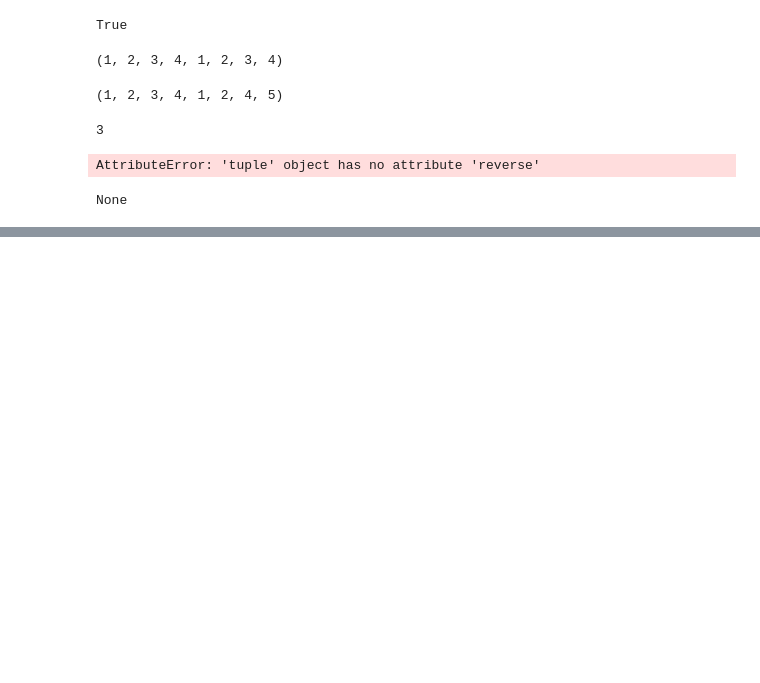
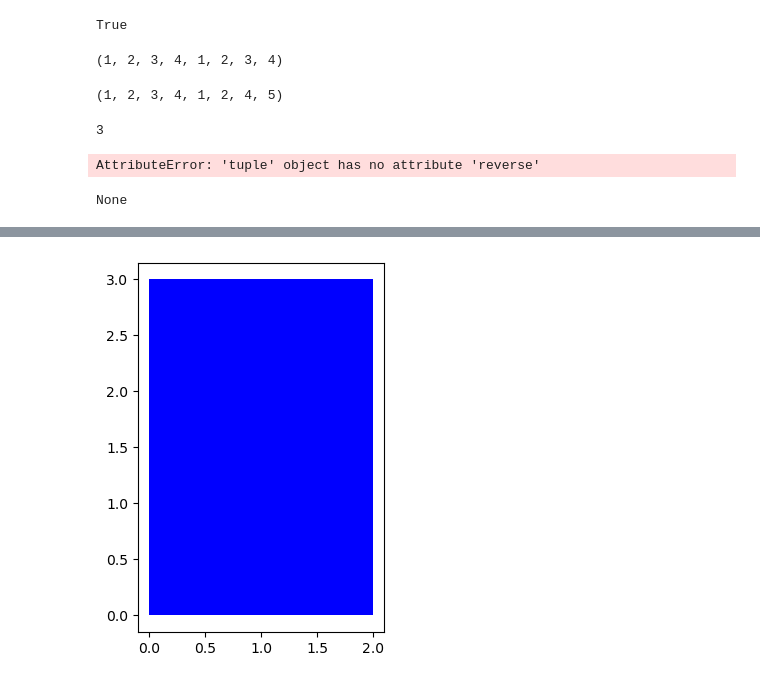
Before and after one commit to awaisalirajpot/IBM-Data-Science, a Jupyter notebook: M3 Python Programming Fundamentals.ipynb, the cells around one changed output, grey strips where cells are left out. Saved outputs shown, nothing was run; the diff lists cells and outputs as text; code cells hidden in the pictures; blank space fills up the shorter version.

```diff
--- a/M3 Python Programming Fundamentals.ipynb
+++ b/M3 Python Programming Fundamentals.ipynb
@@ -812,0 +858,20 @@ class Circle(object):
+# %%
+# Create a new Rectangle class for creating Rectangle
+class Rectangle (object):
+
+    #constructor
+    def __init__ (self, width = 2, hieght = 3, color = 'r'):
+        self.width = width
+        self.hieght = hieght
+        self.color = color
+
+    # Method
+    def drawRectangle(self):
+        plt.gca().add_patch(plt.Rectangle((0,0), self.width, self.hieght, fc = self.color))
+        plt.axis('scaled')
+        plt.show()
+
+SkinnyBlueRectangle = Rectangle(2, 3, 'blue')
+SkinnyBlueRectangle.drawRectangle()
+# %% [output]
+[figure, added]
```
Also changed, not shown: parts of 24 cells of this notebook, 2 other files.
